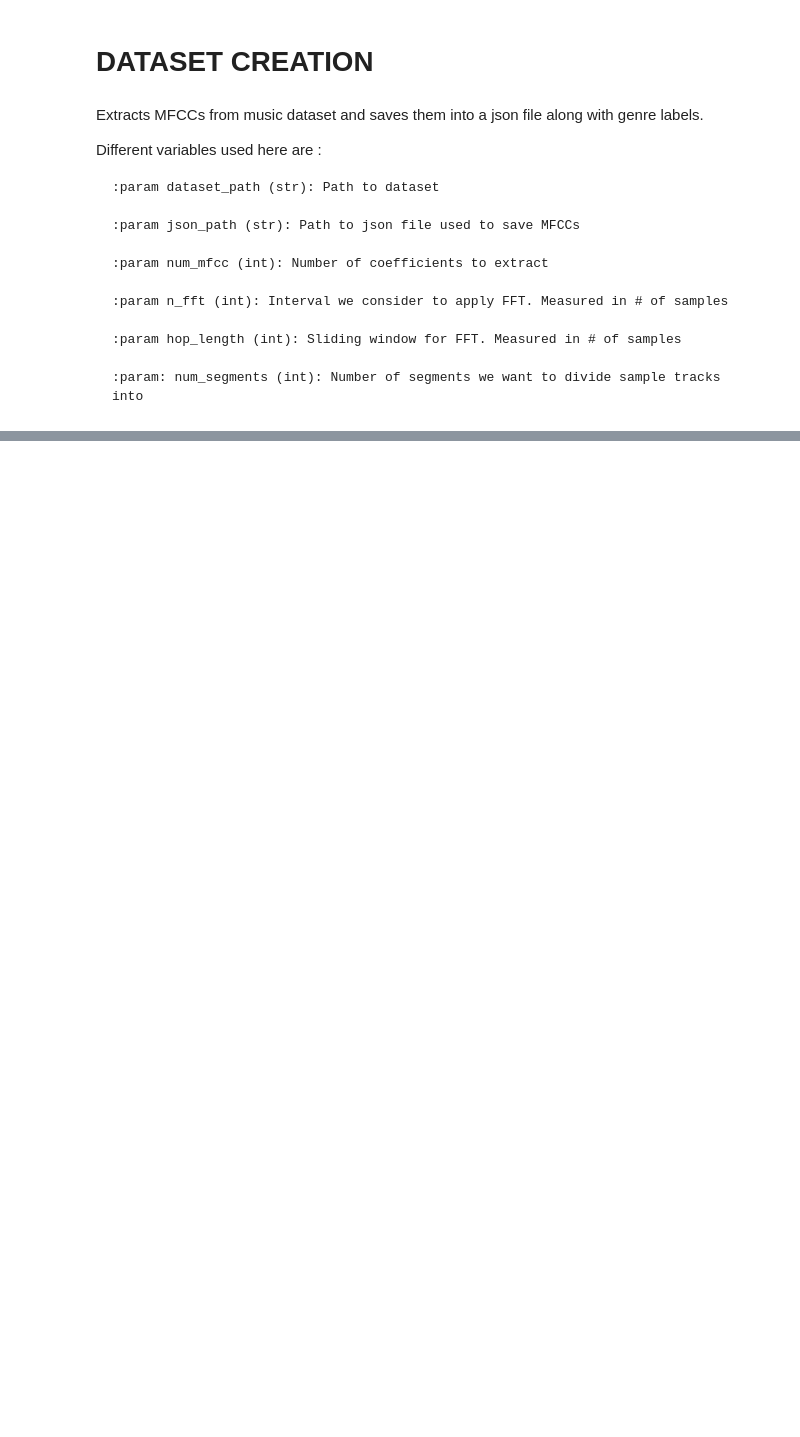
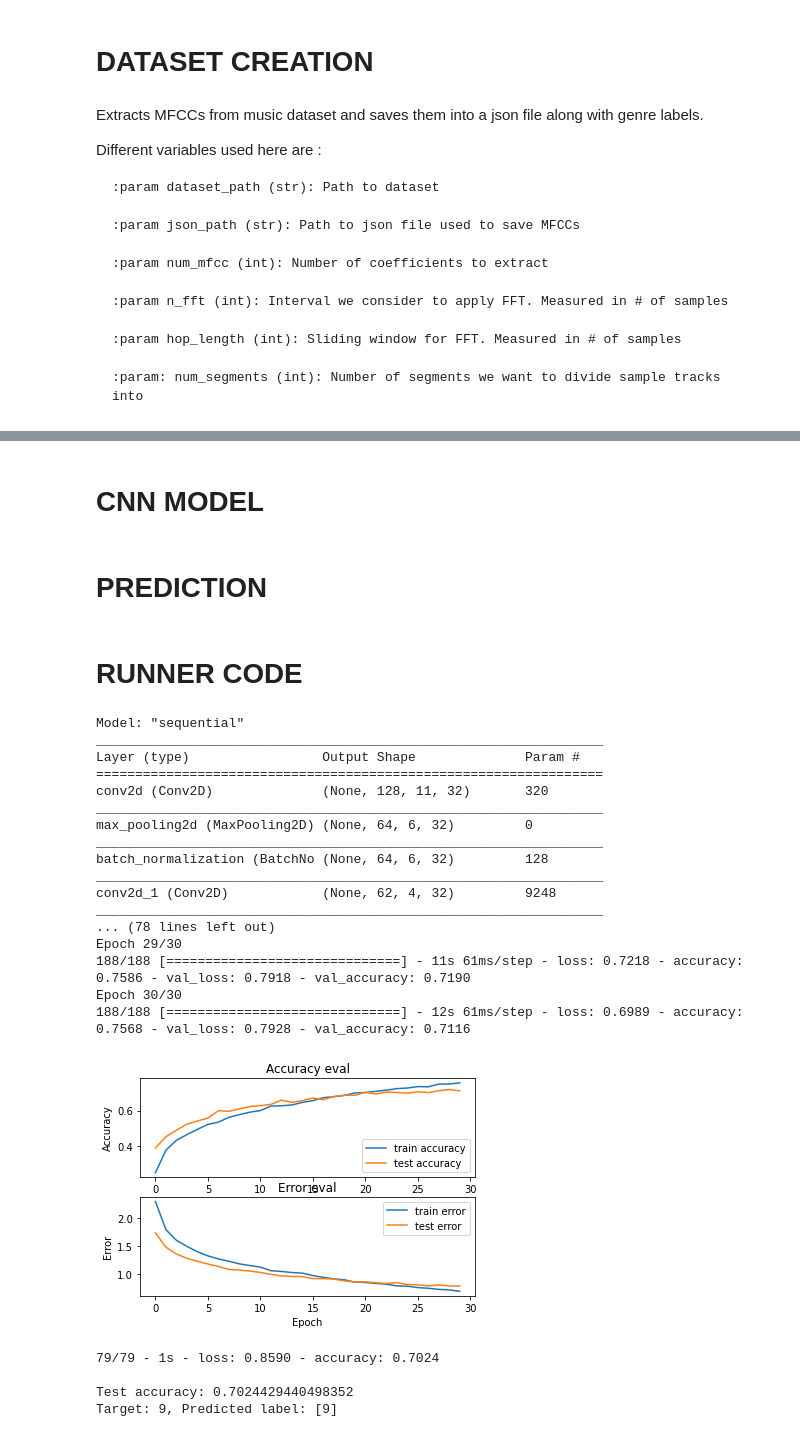
Before and after one commit to weasel-codes/music-classification, a Jupyter notebook: Music_Genre_Classification.ipynb, the cells around one changed output, grey strips where cells are left out. Cells and saved outputs as stored; diff of their text form; code cells hidden in the pictures; blank space fills up the shorter version.

```diff
--- a/Music_Genre_Classification.ipynb
+++ b/Music_Genre_Classification.ipynb
@@ -116,0 +114,2 @@ Processing file... :  /content/drive/MyDrive/ML/songs/jazz/jazz.00091.wav
+# %%
+DATA_PATH = "/content/drive/MyDrive/ML/MFCC.json"
@@ -116,0 +160,2 @@ Processing file... :  /content/drive/MyDrive/ML/songs/jazz/jazz.00091.wav
+# %% [markdown]
+# CNN MODEL
@@ -116,0 +193,76 @@ Processing file... :  /content/drive/MyDrive/ML/songs/jazz/jazz.00091.wav
+# %% [markdown]
+# PREDICTION
+# %%
+# PREDICT A SINGLE SAMPLE
+def predict(model, X, y):
+
+    # add a dimension to input data for sample - model.predict() expects a 4d array in this case
+    X = X[np.newaxis, ...] # array shape (1, 130, 13, 1)
+
+    # perform prediction
+    prediction = model.predict(X)
+
+    # get index with max value
+    predicted_index = np.argmax(prediction, axis=1)
+
+    print("Target: {}, Predicted label: {}".format(y, predicted_index))
+# %% [markdown]
+# RUNNER CODE
+# %%
+# MAIN RUNNER
+if __name__ == "__main__":
+
+    # get train, validation, test splits
+    X_train, X_validation, X_test, y_train, y_validation, y_test = prepare_datasets(0.25, 0.2)
+
+    # create network
+    input_shape = (X_train.shape[1], X_train.shape[2], 1)
+    model = build_model(input_shape)
+
+    # compile model
+    optimiser = keras.optimizers.Adam(learning_rate=0.0001)
+    model.compile(optimizer=optimiser,
+                  loss='sparse_categorical_crossentropy',
+                  metrics=['accuracy'])
+
+    model.summary()
+
+    # train model
+    history = model.fit(X_train, y_train, validation_data=(X_validation, y_validation), batch_size=32, epochs=30)
+
+    # plot accuracy/error for training and validation
+    plot_history(history)
+
+    # evaluate model on test set
+    test_loss, test_acc = model.evaluate(X_test, y_test, verbose=2)
+    print('\nTest accuracy:', test_acc)
+
+    # pick a sample to predict from the test set
+    X_to_predict = X_test[100]
+    y_to_predict = y_test[100]
+
+    # predict sample
+    predict(model, X_to_predict, y_to_predict)
+# %% [output]
+Model: "sequential"
+_________________________________________________________________
+Layer (type)                 Output Shape              Param #
+=================================================================
+conv2d (Conv2D)              (None, 128, 11, 32)       320
+_________________________________________________________________
+max_pooling2d (MaxPooling2D) (None, 64, 6, 32)         0
+_________________________________________________________________
+batch_normalization (BatchNo (None, 64, 6, 32)         128
+_________________________________________________________________
+conv2d_1 (Conv2D)            (None, 62, 4, 32)         9248
+_________________________________________________________________
+... (78 lines left out)
+Epoch 29/30
+188/188 [==============================] - 11s 61ms/step - loss: 0.7218 - accuracy: 0.7586 - val_loss: 0.7918 - val_accuracy: 0.7190
+Epoch 30/30
+188/188 [==============================] - 12s 61ms/step - loss: 0.6989 - accuracy: 0.7568 - val_loss: 0.7928 - val_accuracy: 0.7116
+[figure, added]
+79/79 - 1s - loss: 0.8590 - accuracy: 0.7024
+
+Test accuracy: 0.7024429440498352
+Target: 9, Predicted label: [9]
```
Also changed, not shown: parts of 10 cells of this notebook.
